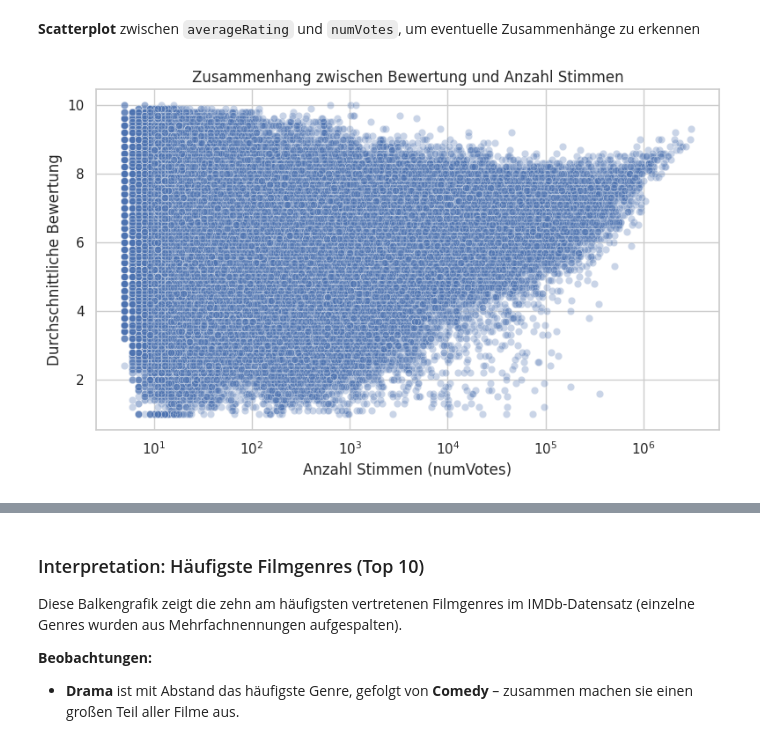
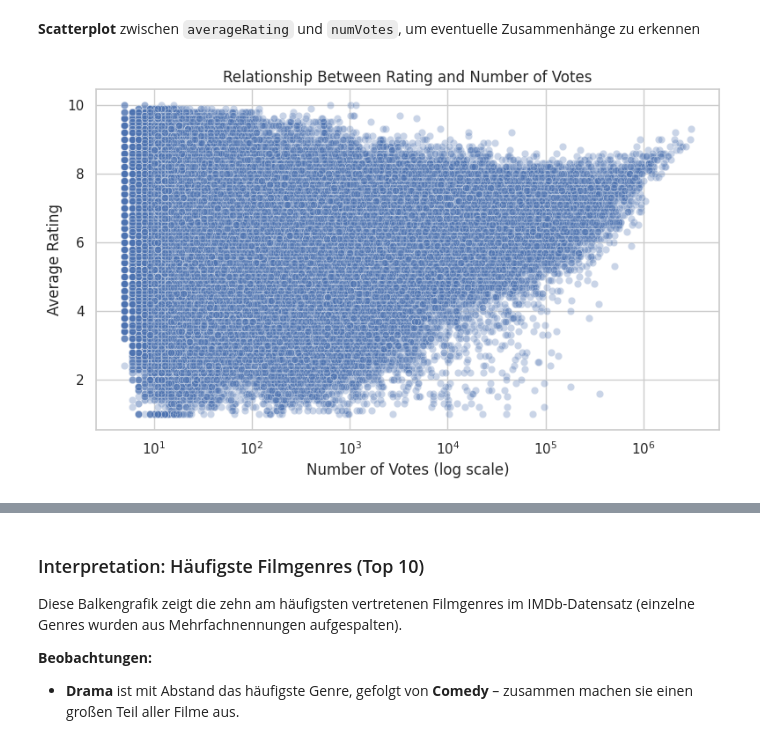
Before and after one commit to NBogo/python_filmanalyse, a Jupyter notebook: notebooks/02_visualisierung_statistik.ipynb, the cells around one changed output, grey strips where cells are left out. Drawn from its saved outputs; the diff is of its cells as text; code cells hidden in the pictures.

```diff
--- a/notebooks/02_visualisierung_statistik.ipynb
+++ b/notebooks/02_visualisierung_statistik.ipynb
@@ -70,11 +70,11 @@ The IMDb community tends to give moderate to good ratings. Movies with very low
 # %%
 plt.figure(figsize=(8, 5))
 sns.scatterplot(data=df, x="numVotes", y="averageRating", alpha=0.3)
-plt.title("Zusammenhang zwischen Bewertung und Anzahl Stimmen")
-plt.xlabel("Anzahl Stimmen (numVotes)")
-plt.ylabel("Durchschnittliche Bewertung")
-plt.xscale("log")  # Log-Skala wegen starker Unterschiede
+plt.title("Relationship Between Rating and Number of Votes")
+plt.xlabel("Number of Votes (log scale)")
+plt.ylabel("Average Rating")
+plt.xscale("log")  # Log scale due to large range differences
 plt.tight_layout()
 plt.show()
 # %% [output]
-[figure, old version]
+[figure, new version]
```
Also changed, not shown: parts of 12 cells of this notebook, 2 other files.
